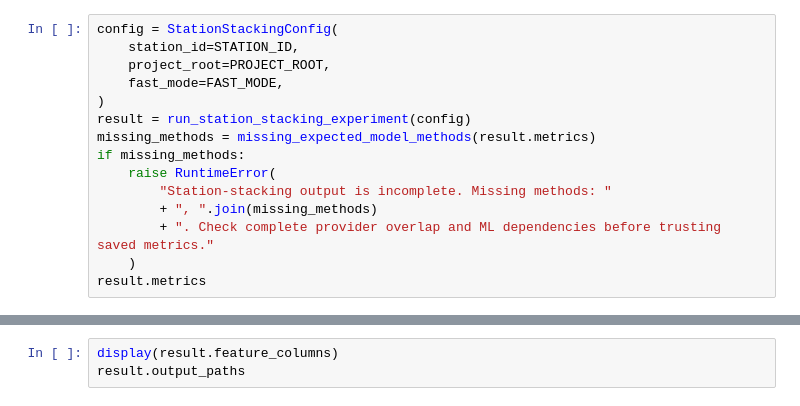
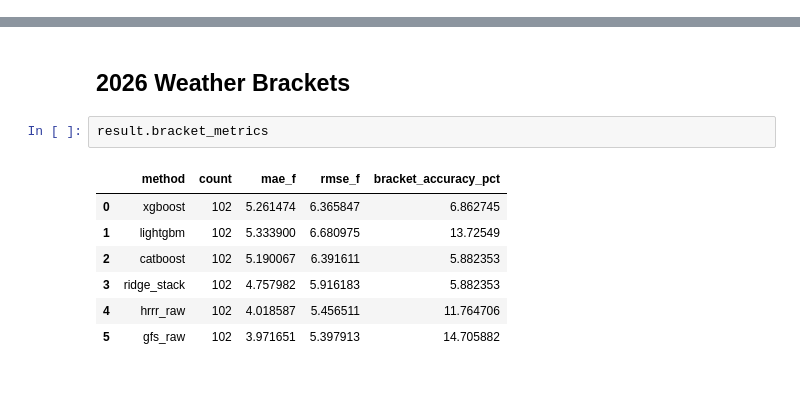
Before and after one commit to FarisFadilArifin/weather-research, a Jupyter notebook: notebooks/station_stacking/stacking_KAUS.ipynb, the cells around one changed output, grey strips where cells are left out. Drawn from its saved outputs; the diff is of its cells as text.

```diff
--- a/notebooks/station_stacking/stacking_KAUS.ipynb
+++ b/notebooks/station_stacking/stacking_KAUS.ipynb
@@ -109,15 +87,0 @@ Raw provider baselines are evaluated first. XGBoost, LightGBM, and CatBoost are
-# %%
-config = StationStackingConfig(
-    station_id=STATION_ID,
-    project_root=PROJECT_ROOT,
-    fast_mode=FAST_MODE,
-)
-result = run_station_stacking_experiment(config)
-missing_methods = missing_expected_model_methods(result.metrics)
-if missing_methods:
-    raise RuntimeError(
-        "Station-stacking output is incomplete. Missing methods: "
-        + ", ".join(missing_methods)
-        + ". Check complete provider overlap and ML dependencies before trusting saved metrics."
-    )
-result.metrics
@@ -147,3 +88,12 @@ else:
-# %%
-display(result.feature_columns)
-result.output_paths
+# %% [markdown]
+## 2026 Weather Brackets
+# %%
+result.bracket_metrics
+# %% [output]
+|  | method | count | mae_f | rmse_f | bracket_accuracy_pct |
+| 0 | xgboost | 102 | 5.261474 | 6.365847 | 6.862745 |
+| 1 | lightgbm | 102 | 5.333900 | 6.680975 | 13.72549 |
+| 2 | catboost | 102 | 5.190067 | 6.391611 | 5.882353 |
+| 3 | ridge_stack | 102 | 4.757982 | 5.916183 | 5.882353 |
+| 4 | hrrr_raw | 102 | 4.018587 | 5.456511 | 11.764706 |
+| 5 | gfs_raw | 102 | 3.971651 | 5.397913 | 14.705882 |
```
Also changed, not shown: parts of 19 cells of this notebook, 20 other files.
